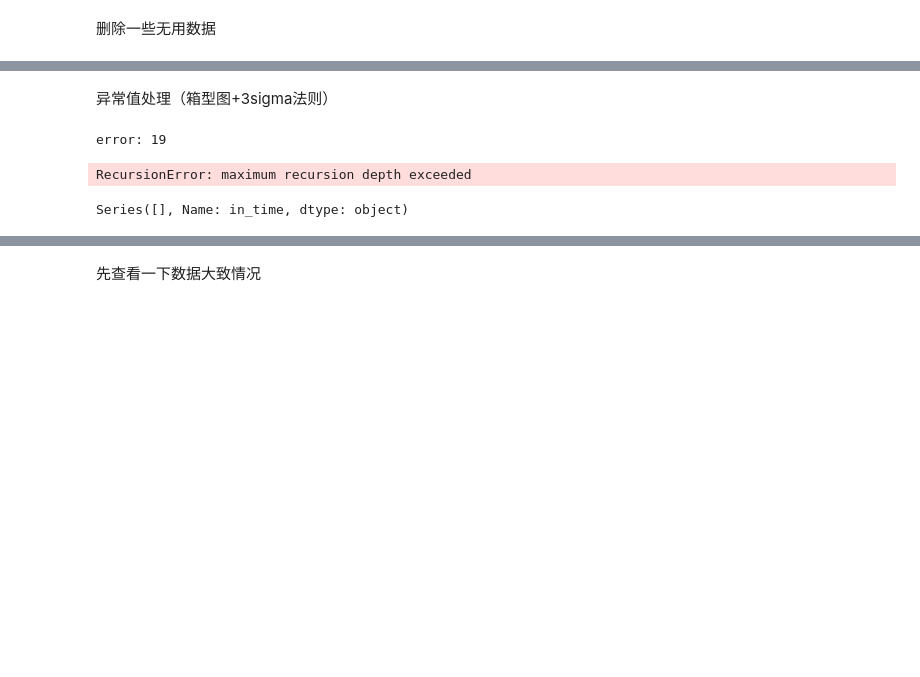
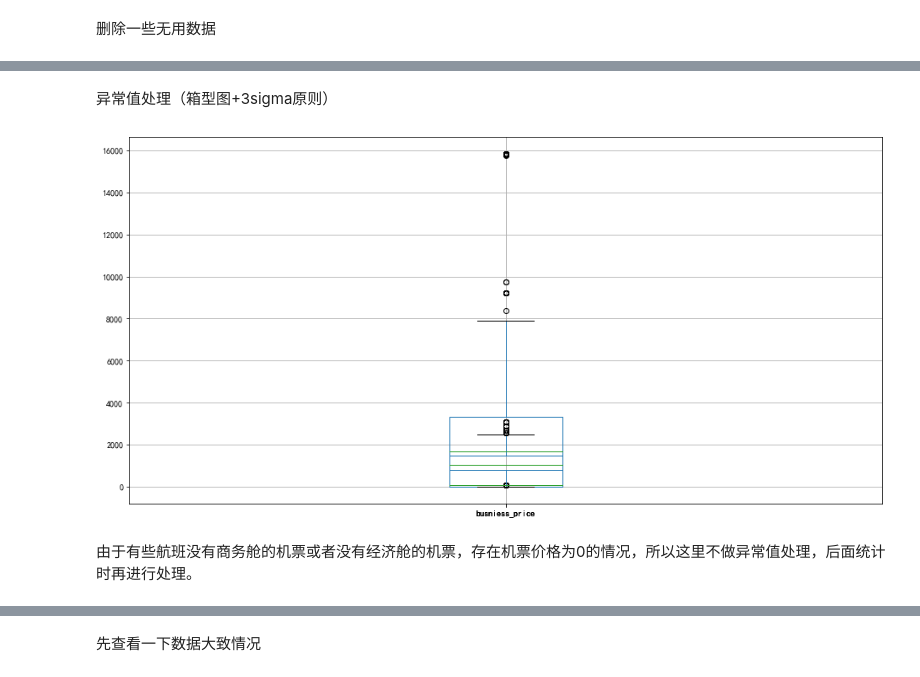
Before and after one commit to HCBPH/crawler, a Jupyter notebook: analyze/airlines_analyze.ipynb, the cells around one changed output, grey strips where cells are left out. Drawn from its saved outputs; the diff is of its cells as text; code cells hidden in the pictures; blank space fills up the shorter version.

```diff
--- a/analyze/airlines_analyze.ipynb
+++ b/analyze/airlines_analyze.ipynb
@@ -146,48 +157,20 @@ del tickets['id']
 # %% [markdown]
-异常值处理（箱型图+3sigma法则）
+异常值处理（箱型图+3sigma原则）
-# %%
-import matplotlib.pyplot as plt
-
-# 先要将一些数据转化为number类型
-def time2num(total_time):
-    try:
-        if 'm' in total_time and 'h' in total_time:
-            hour, minute = total_time.split("h")
-            hour = int(hour)
-            minute = int(minute.split("m")[0])
-        elif 'm' in total_time:
-            hour = 0
-            minute = int(total_time.strip('m'))
-        elif 'h' in total_time:
-            minute = 0
-            hour = int(total_time.strip('h'))
-        else:
-            minute = 0
-            hour = 0
-            print(f"error:{total_time}")
-        return minute + hour*60
-    except Exception as e:
-        print(e, total_time)
-
-t = 0
-def to_int(s):
-    global t
-    try:
-        t += 1
-        return int(s)
-    except:
-        print("error:", t, s)
-
-
-# tickets.total_time = tickets.total_time.apply(time2num)
-tickets.in_time.apply(to_int).head()
-# plt.figure()
-# tickets.boxplot()
-# plt.show()
-# %% [output]
-error: 19
-RecursionError: maximum recursion depth exceeded
-# %%
-tickets.loc[18:19, 'in_time']
-# %% [output]
-Series([], Name: in_time, dtype: object)
+# %%
+import matplotlib.pyplot as plt
+
+
+plt.figure(figsize=(16,8))
+c = 1
+for i in tickets_clean.dtypes.index:
+    if tickets_clean.dtypes[i] == np.float:
+        # plt.subplot(3, 3, c)
+        c += 1
+        col = tickets_clean[[i]]
+        col.boxplot()
+        plt.savefig(f"D:/crawler/box/{i}.png")
+plt.show()
+# %% [output]
+[figure, added]
+# %% [markdown]
+由于有些航班没有商务舱的机票或者没有经济舱的机票，存在机票价格为0的情况，所以这里不做异常值处理，后面统计时再进行处理。
```
Also changed, not shown: parts of 25 cells of this notebook.
